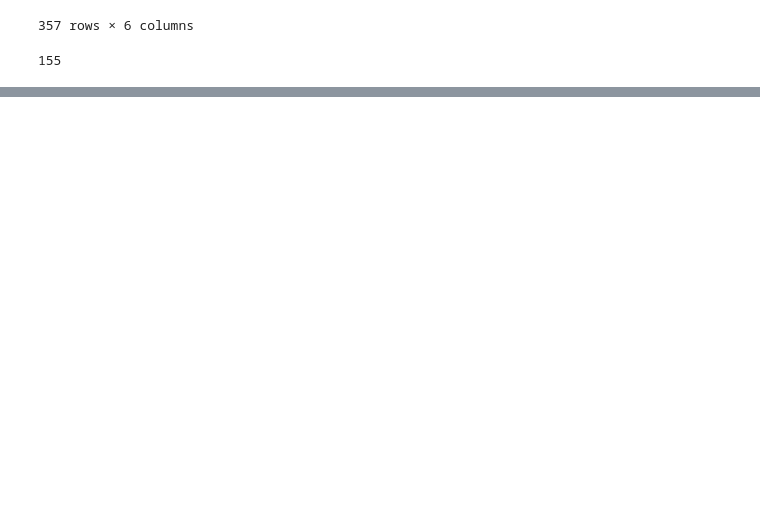
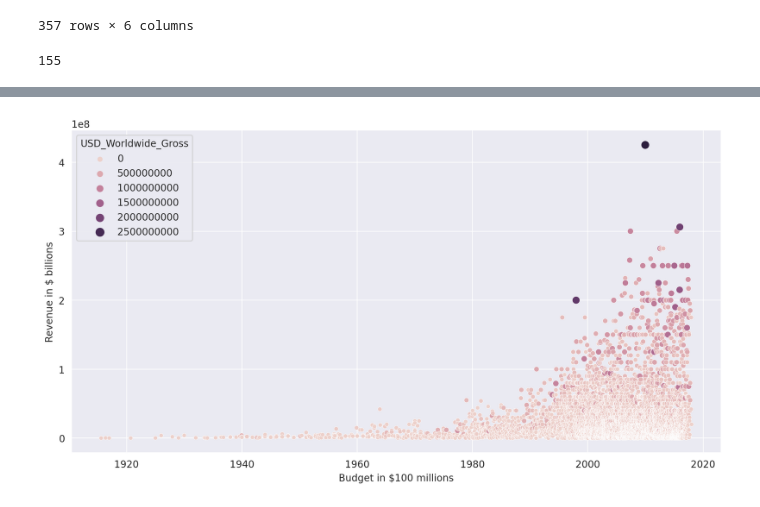
Before and after one commit to Chepngeno-langat/DS-projects, a Jupyter notebook: Seaborn and linear regression/seaborn and linear regression.ipynb, the cells around one changed output, grey strips where cells are left out. Drawn from its saved outputs; the diff is of its cells as text; code cells hidden in the pictures; blank space fills up the shorter version.

```diff
--- a/Seaborn and linear regression/seaborn and linear regression.ipynb
+++ b/Seaborn and linear regression/seaborn and linear regression.ipynb
@@ -201,0 +251,15 @@ money_losing.shape[0]/data_clean.shape[0]
+# %%
+plt.figure(figsize=(12,6), dpi=200)
+
+# set styling on a single chart
+with sns.axes_style('darkgrid'):
+  ax = sns.scatterplot(data=data_clean,
+                       x='Release_Date',
+                       y='USD_Production_Budget',
+                       hue='USD_Worldwide_Gross',
+                       size='USD_Worldwide_Gross')
+
+  ax.set(ylabel='Revenue in $ billions',
+        xlabel='Budget in $100 millions')
+# %% [output]
+[figure, added]
```
Also changed, not shown: parts of 6 cells of this notebook.
